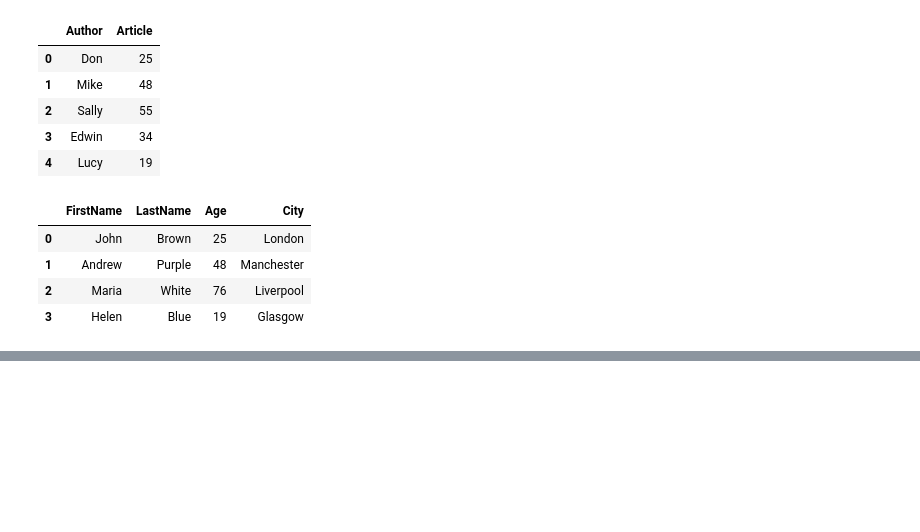
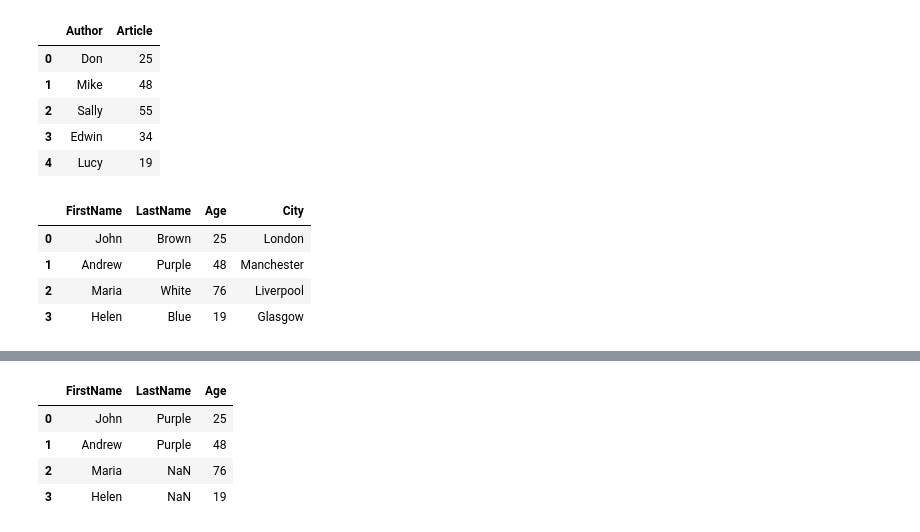
Before and after one commit to pavlekovic/Python-501, a Jupyter notebook: python-for-data/Pandas Intro.ipynb, the cells around one changed output, grey strips where cells are left out. Saved outputs shown, nothing was run; the diff lists cells and outputs as text; code cells hidden in the pictures; blank space fills up the shorter version.

```diff
--- a/python-for-data/Pandas Intro.ipynb
+++ b/python-for-data/Pandas Intro.ipynb
@@ -281,0 +316,26 @@ df
+# %%
+# Fill in missing data - backfill + bfill
+
+# Create a dictionary
+dict = [
+    {'FirstName': 'John', 'LastName': np.nan, 'Age': 25},
+    {'FirstName': 'Andrew', 'LastName': 'Purple', 'Age': 48},
+    {'FirstName': 'Maria', 'LastName': np.nan, 'Age': 76},
+    {'FirstName': 'Helen', 'LastName': np.nan, 'Age': 19}
+]
+# Make it DF with DataFrame command
+df = pd.DataFrame(dict)
+
+# Filling missing values with 0 with backfill command
+#df.fillna(method='backfill')
+
+# Future-proof
+
+# Filling missing values with 0 with bfill
+df.bfill()
+# %% [output]
+|  | FirstName | LastName | Age |
+| 0 | John | Purple | 25 |
+| 1 | Andrew | Purple | 48 |
+| 2 | Maria | NaN | 76 |
+| 3 | Helen | NaN | 19 |
```
Also changed, not shown: parts of 9 cells of this notebook.
